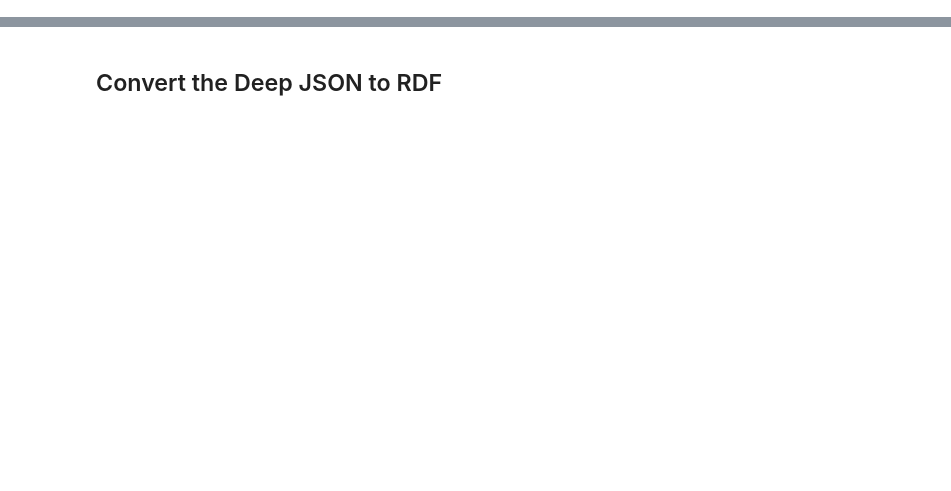
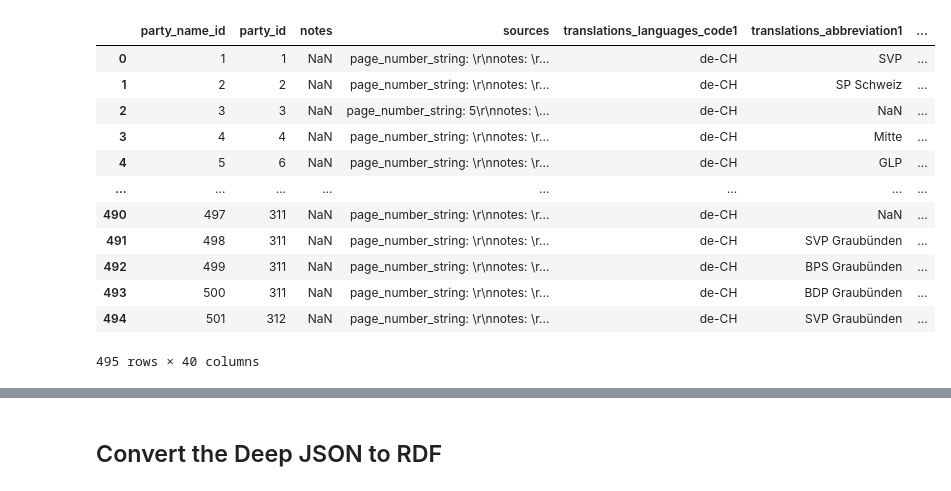
Before and after one commit to swiss/fch-political-party-pipeline, a Jupyter notebook: notebooks/1_convert.ipynb, the cells around one changed output, grey strips where cells are left out. Drawn from its saved outputs; the diff is of its cells as text; code cells hidden in the pictures; blank space fills up the shorter version.

```diff
--- a/notebooks/1_convert.ipynb
+++ b/notebooks/1_convert.ipynb
@@ -25,3 +33,19 @@ display(party_csv.head())
+# %%
+display(party_name_csv)
+# %% [output]
+|  | party_name_id | party_id | notes | sources | translations_languages_code1 | translations_abbreviation1 | ... |
+| 0 | 1 | 1 | NaN | page_number_string: \r\nnotes: \r... | de-CH | SVP | ... |
+| 1 | 2 | 2 | NaN | page_number_string: \r\nnotes: \r... | de-CH | SP Schweiz | ... |
+| 2 | 3 | 3 | NaN | page_number_string: 5\r\nnotes: \... | de-CH | NaN | ... |
+| 3 | 4 | 4 | NaN | page_number_string: \r\nnotes: \r... | de-CH | Mitte | ... |
+| 4 | 5 | 6 | NaN | page_number_string: \r\nnotes: \r... | de-CH | GLP | ... |
+| ... | ... | ... | ... | ... | ... | ... | ... |
+| 490 | 497 | 311 | NaN | page_number_string: \r\nnotes: \r... | de-CH | NaN | ... |
+| 491 | 498 | 311 | NaN | page_number_string: \r\nnotes: \r... | de-CH | SVP Graubünden | ... |
+| 492 | 499 | 311 | NaN | page_number_string: \r\nnotes: \r... | de-CH | BPS Graubünden | ... |
+| 493 | 500 | 311 | NaN | page_number_string: \r\nnotes: \r... | de-CH | BDP Graubünden | ... |
+| 494 | 501 | 312 | NaN | page_number_string: \r\nnotes: \r... | de-CH | SVP Graubünden | ... |
+495 rows × 40 columns
 # %%
 def parse_list(s):
     if pd.isna(s) or s == "[]":
```
Also changed, not shown: parts of 4 cells of this notebook.
